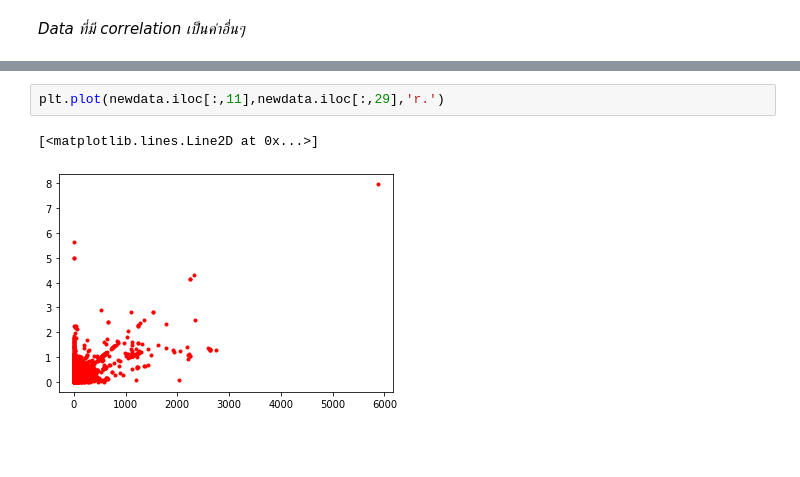
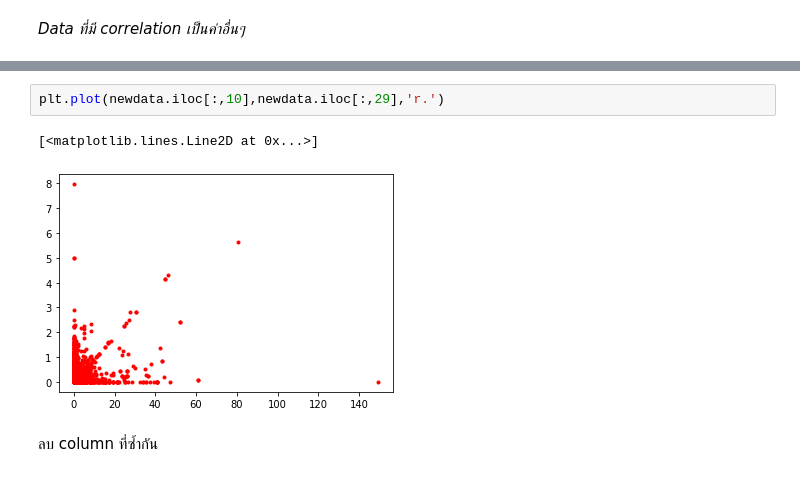
Before and after one commit to kittimaxz/multivariate, a Jupyter notebook: Chapter3_PCA_.ipynb, the cells around one changed output, grey strips where cells are left out. Saved outputs shown, nothing was run; the diff lists cells and outputs as text; blank space fills up the shorter version.

```diff
--- a/Chapter3_PCA_.ipynb
+++ b/Chapter3_PCA_.ipynb
@@ -544,5 +561,7 @@ plt.plot(newdata.iloc[:,11],newdata.iloc[:,28],'r.')
 # %%
-plt.plot(newdata.iloc[:,11],newdata.iloc[:,29],'r.')
+plt.plot(newdata.iloc[:,10],newdata.iloc[:,29],'r.')
 # %% [output]
 [<matplotlib.lines.Line2D at 0x...>]
-[figure, old version]
+[figure, new version]
+# %% [markdown]
+ลบ column ที่ซ้ำกัน
```
Also changed, not shown: parts of 12 cells of this notebook.
